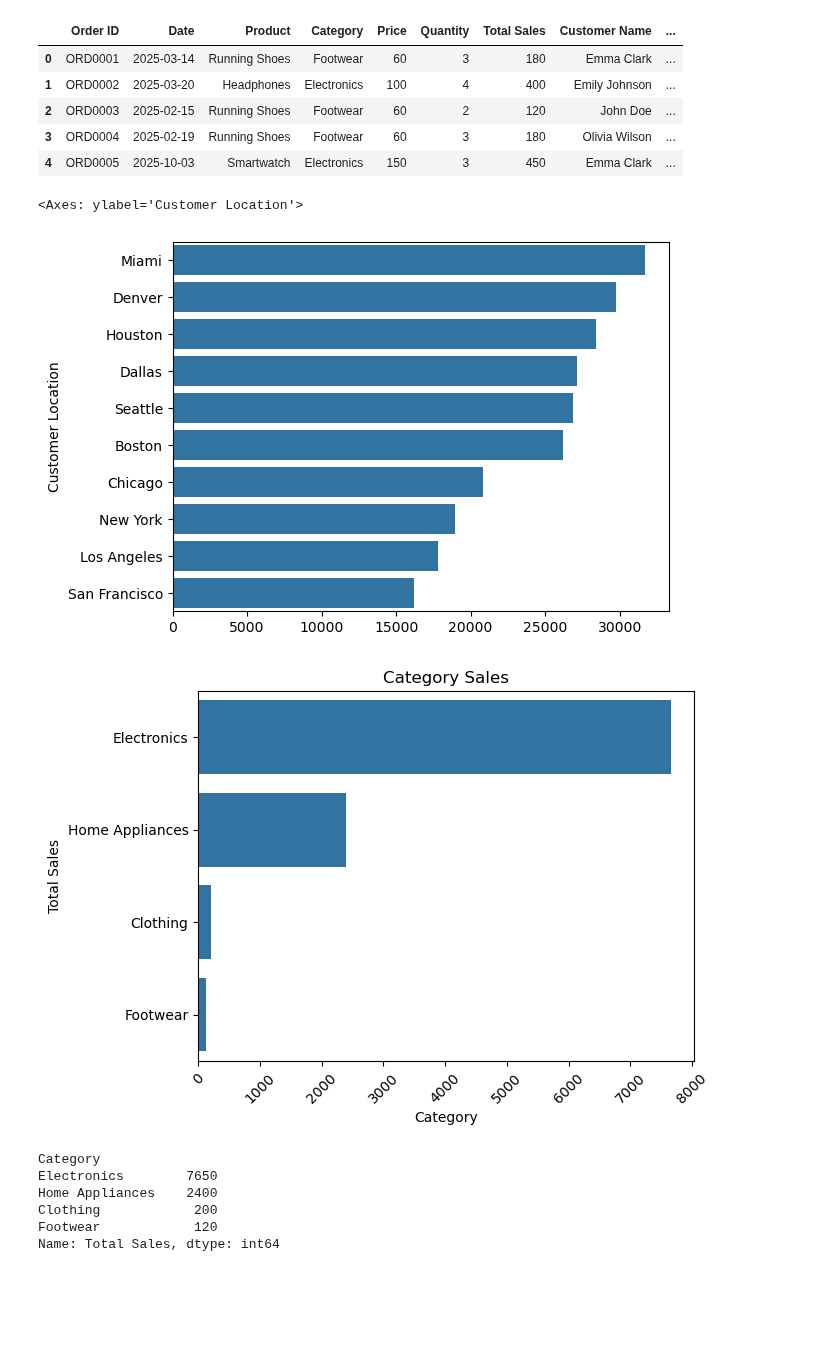
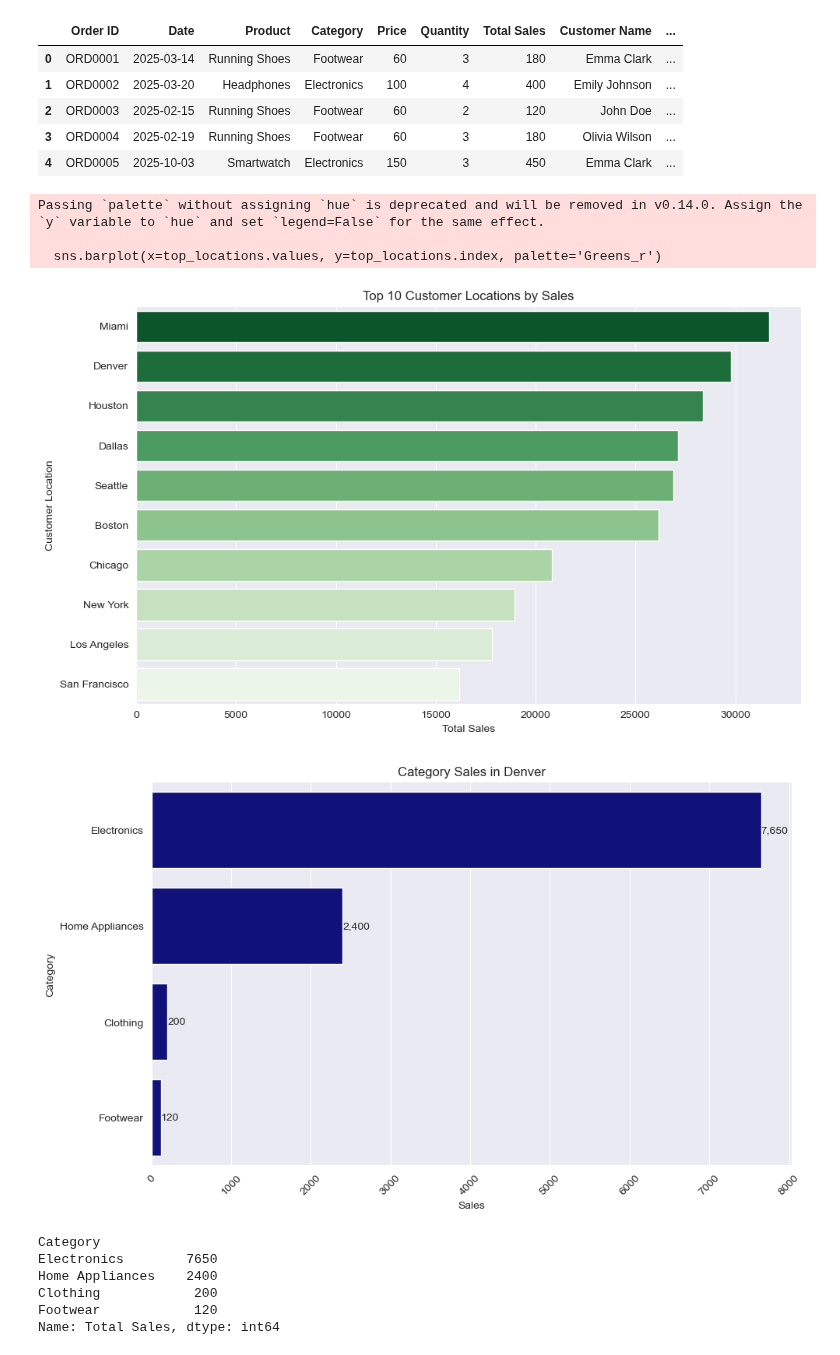
Before and after one commit to GreycinKim/DataScienceProjects, a Jupyter notebook: 2025_Amazon_Sales/2025_AmazonSales.ipynb, the cells around one changed output. Drawn from its saved outputs; the diff is of its cells as text; code cells hidden in the pictures; blank space fills up the shorter version.

```diff
--- a/2025_Amazon_Sales/2025_AmazonSales.ipynb
+++ b/2025_Amazon_Sales/2025_AmazonSales.ipynb
@@ -181,11 +190,20 @@ sales.head()
 | 3 | ORD0004 | 2025-02-19 | Running Shoes | Footwear | 60 | 3 | 180 | Olivia Wilson | ... |
 | 4 | ORD0005 | 2025-10-03 | Smartwatch | Electronics | 150 | 3 | 450 | Emma Clark | ... |
 # %%
-ByLocation = sales.groupby('Customer Location')['Total Sales'].sum().sort_values(ascending=False)
-sns.barplot(x=ByLocation.values, y=ByLocation.index)
+top_locations = sales.groupby('Customer Location')['Total Sales'].sum().sort_values(ascending=False).head(10)
+
+plt.figure(figsize=(10, 6))
+sns.barplot(x=top_locations.values, y=top_locations.index, palette='Greens_r')
+plt.title('Top 10 Customer Locations by Sales')
+plt.xlabel('Total Sales')
+plt.ylabel('Customer Location')
+plt.tight_layout()
+plt.show()
 # %% [output]
-<Axes: ylabel='Customer Location'>
+Passing `palette` without assigning `hue` is deprecated and will be removed in v0.14.0. Assign the `y` variable to `hue` and set `legend=False` for the same effect.
+
+  sns.barplot(x=top_locations.values, y=top_locations.index, palette='Greens_r')
-[figure, old version]
+[figure, new version]
 # %%
 denverSales = sales[(sales['Customer Location'] == 'Denver') & (sales['Status'] == 'Completed')]
 denverSales.head()
@@ -193,14 +211,22 @@ denverSales.head()
 miamiSales = sales[(sales['Customer Location'] == 'Miami') & (sales['Status'] == 'Completed')]
 # %%
 category_sales = denverSales.groupby('Category')['Total Sales'].sum().sort_values(ascending=False)
-sns.barplot(x=category_sales.values, y=category_sales.index)
-plt.title('Category Sales')
-plt.xlabel('Category')
-plt.ylabel('Total Sales')
+
+plt.figure(figsize=(10, 6))
+barplot = sns.barplot(x=category_sales.values, y=category_sales.index, color='darkblue')
+
+# Add labels on bars
+for i, value in enumerate(category_sales.values):
+    plt.text(value + 0.5, i, f'{value:,.0f}', va='center')  # Add commas and remove decimals
+
+plt.title('Category Sales in Denver')
+plt.xlabel('Sales')
+plt.ylabel('Category')
 plt.xticks(rotation=45)
+plt.tight_layout()
 plt.show()
 # %% [output]
-[figure, old version]
+[figure, new version]
 # %%
 denverSales.groupby('Category')['Total Sales'].sum().sort_values(ascending=False)
 # %% [output]
```
Also changed, not shown: parts of 15 cells of this notebook.
